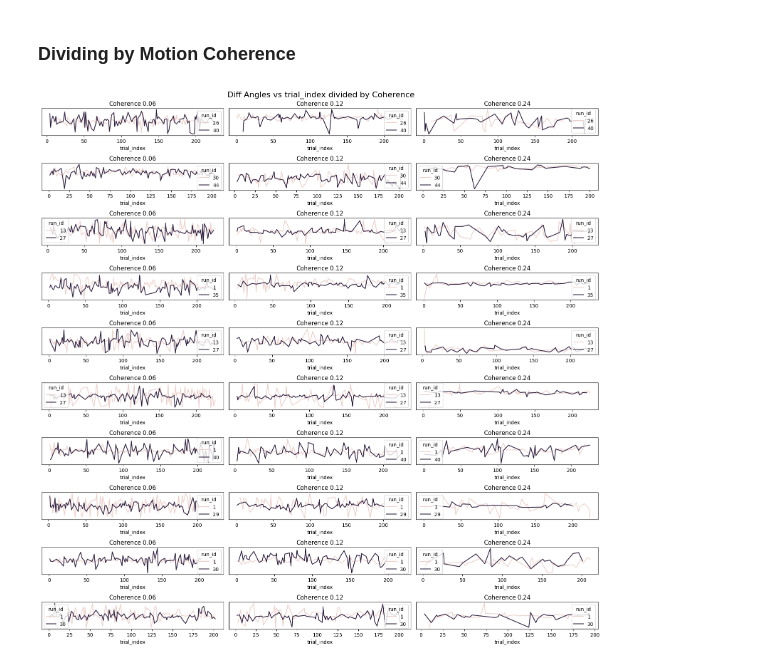
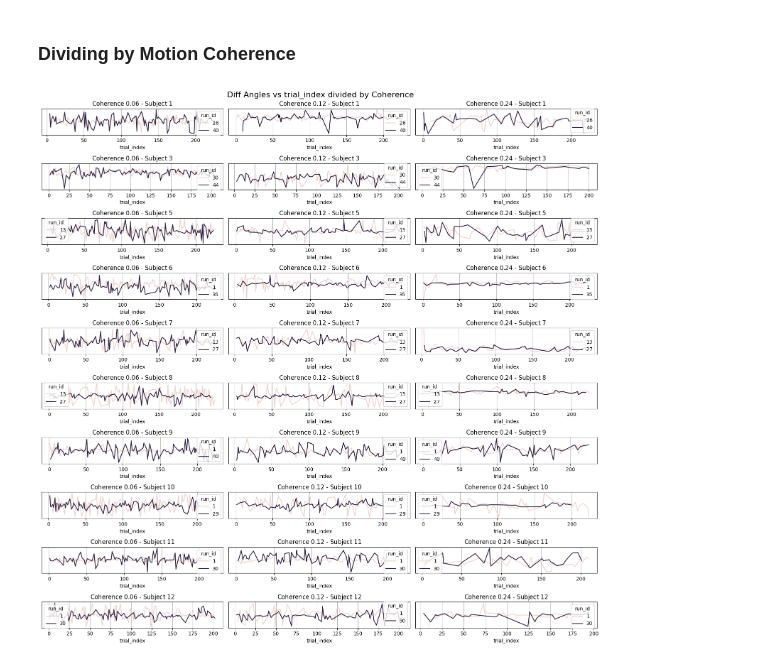
Before and after one commit to lucasbaldezzari/babesbayes-nma, a Jupyter notebook: coding/Issue4_Xiaoxiao.ipynb, the cells around one changed output. Drawn from its saved outputs; the diff is of its cells as text; code cells hidden in the pictures.

```diff
--- a/coding/Issue4_Xiaoxiao.ipynb
+++ b/coding/Issue4_Xiaoxiao.ipynb
@@ -372,24 +372,25 @@ plt.show()
 # %%
 motion_coherence = sorted(grups_mean["motion_coherence"].unique())
 
 nrows = 10
 ncols = 3
 acumm = 0
 fig, ax = plt.subplots(nrows,ncols,figsize=(16,16))
 for i in range(nrows):
     mc_data_list = [] #data for motor coherence
     temp_data = grups_mean_pair[grups_mean_pair["subject_id"] == n_subjects[acumm]]
     mc_data_list = [temp_data[temp_data["motion_coherence"]==mc] for mc in motion_coherence]
-    acumm += 1
     for j in range(ncols):
         sns.lineplot(data=mc_data_list[j], x="trial_index", y="diff_angles_liqui_180", hue="run_id" ,ax=ax[i,j])
-        ax[i,j].set_title(f"Coherence ${motion_coherence[j]}$")
+        ax[i,j].set_title(f"Coherence ${motion_coherence[j]}$ - Subject {n_subjects[acumm]}")
         ##off y axis
         ax[i,j].get_yaxis().set_visible(False)
-
+        ##grid on
+        ax[i,j].grid()
+    acumm += 1
 
 plt.tight_layout()
 plt.suptitle("Diff Angles vs trial_index divided by Coherence", fontsize=16)
 plt.subplots_adjust(top=0.95)
 # %% [output]
-[figure, old version]
+[figure, new version]
```
Also changed, not shown: parts of 6 cells of this notebook, 1 other file.
